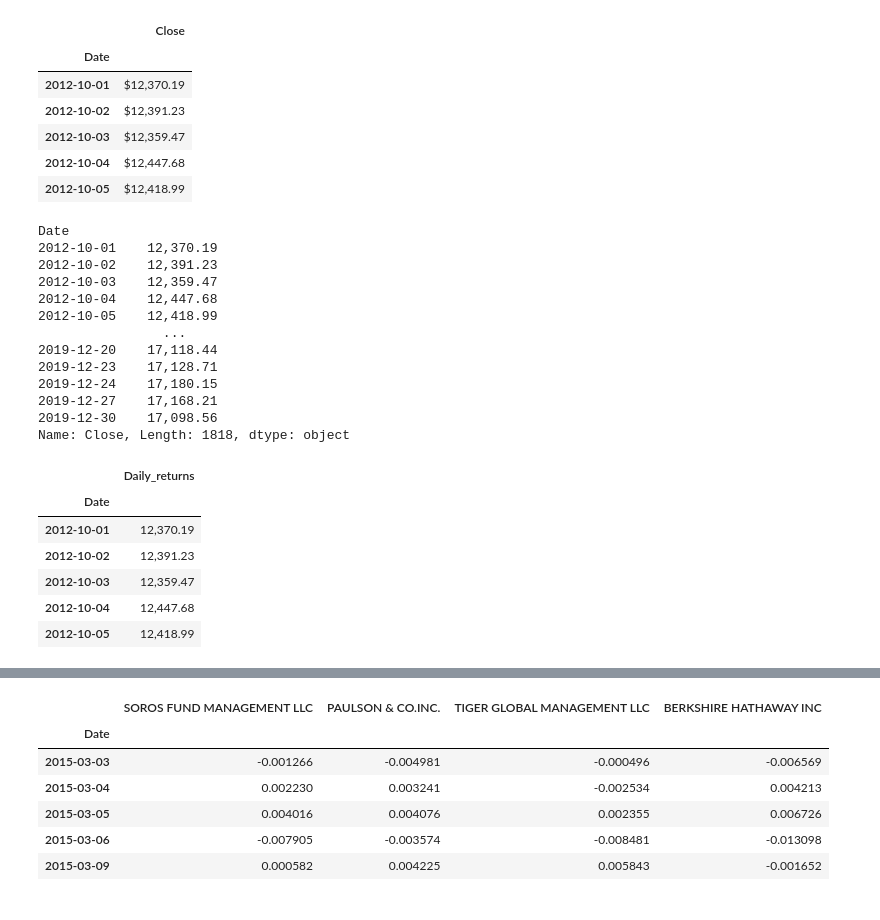
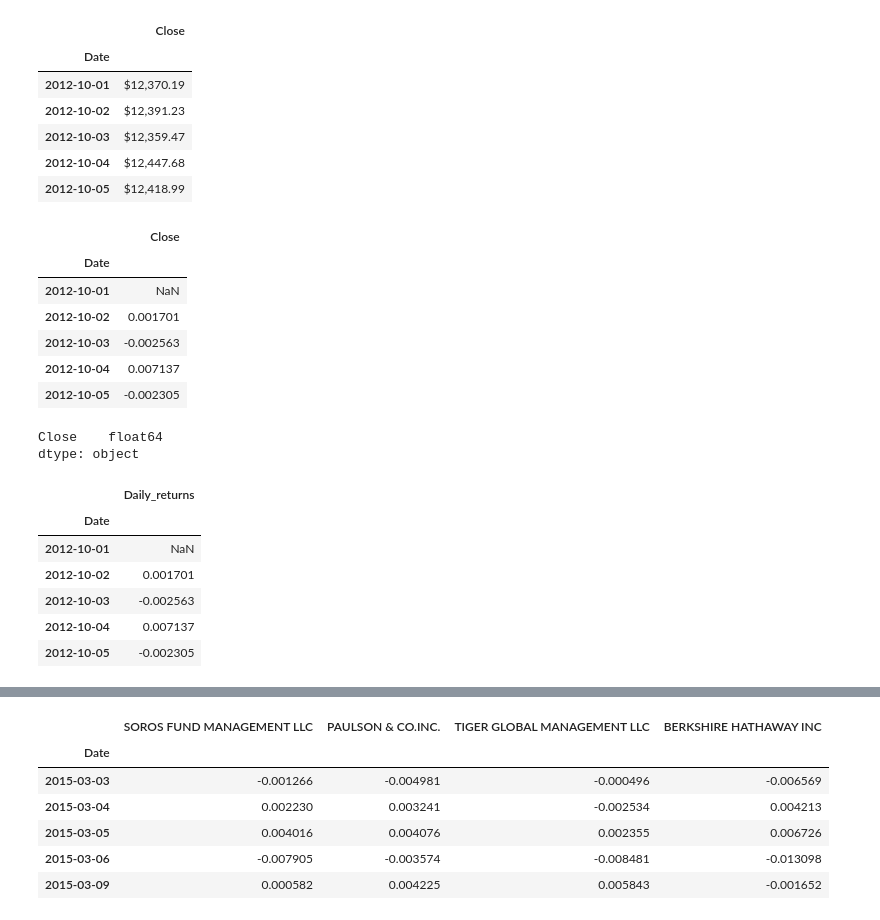
Before and after one commit to Jovan671/Pandas_Unit_04_assignment, a Jupyter notebook: main.ipynb, the cells around one changed output, grey strips where cells are left out. Drawn from its saved outputs; the diff is of its cells as text; code cells hidden in the pictures.

```diff
--- a/main.ipynb
+++ b/main.ipynb
@@ -105,31 +108,33 @@ new_sp_tsx.head()
 # remove dollar sign from sp_tsx_history data frame.
 
 new_sp_tsx["Close"] = new_sp_tsx["Close"].str.replace("$","")
-new_sp_tsx["Close"]
+new_sp_tsx["Close"] = new_sp_tsx["Close"].str.replace(",","")
+new_sp_tsx["Close"] = new_sp_tsx["Close"].astype("float")
+new_sp_returns = new_sp_tsx.pct_change()
+new_sp_returns.head()
 # %% [output]
-Date
-2012-10-01    12,370.19
-2012-10-02    12,391.23
-2012-10-03    12,359.47
-2012-10-04    12,447.68
-2012-10-05    12,418.99
-                ...
-2019-12-20    17,118.44
-2019-12-23    17,128.71
-2019-12-24    17,180.15
-2019-12-27    17,168.21
-2019-12-30    17,098.56
-Name: Close, Length: 1818, dtype: object
+|  | Close |
+| Date |  |
+| 2012-10-01 | NaN |
+| 2012-10-02 | 0.001701 |
+| 2012-10-03 | -0.002563 |
+| 2012-10-04 | 0.007137 |
+| 2012-10-05 | -0.002305 |
+# %%
+new_sp_tsx.dtypes
+# %% [output]
+Close    float64
+dtype: object
 # %%
 # print out of sp_tsx_history data frame  with Daily_returns as new heading.
 
-new_sp_tsx = new_sp_tsx.rename(columns={"Close":"Daily_returns"})
-new_sp_tsx.head()
+new_sp_returns = new_sp_returns.rename(columns={"Close":"Daily_returns"})
+new_sp_returns.head()
 # %% [output]
 |  | Daily_returns |
 | Date |  |
-| 2012-10-01 | 12,370.19 |
-| 2012-10-02 | 12,391.23 |
-| 2012-10-03 | 12,359.47 |
-| 2012-10-04 | 12,447.68 |
-| 2012-10-05 | 12,418.99 |
+| 2012-10-01 | NaN |
+| 2012-10-02 | 0.001701 |
+| 2012-10-03 | -0.002563 |
+| 2012-10-04 | 0.007137 |
+| 2012-10-05 | -0.002305 |
```
Also changed, not shown: parts of 15 cells of this notebook.
